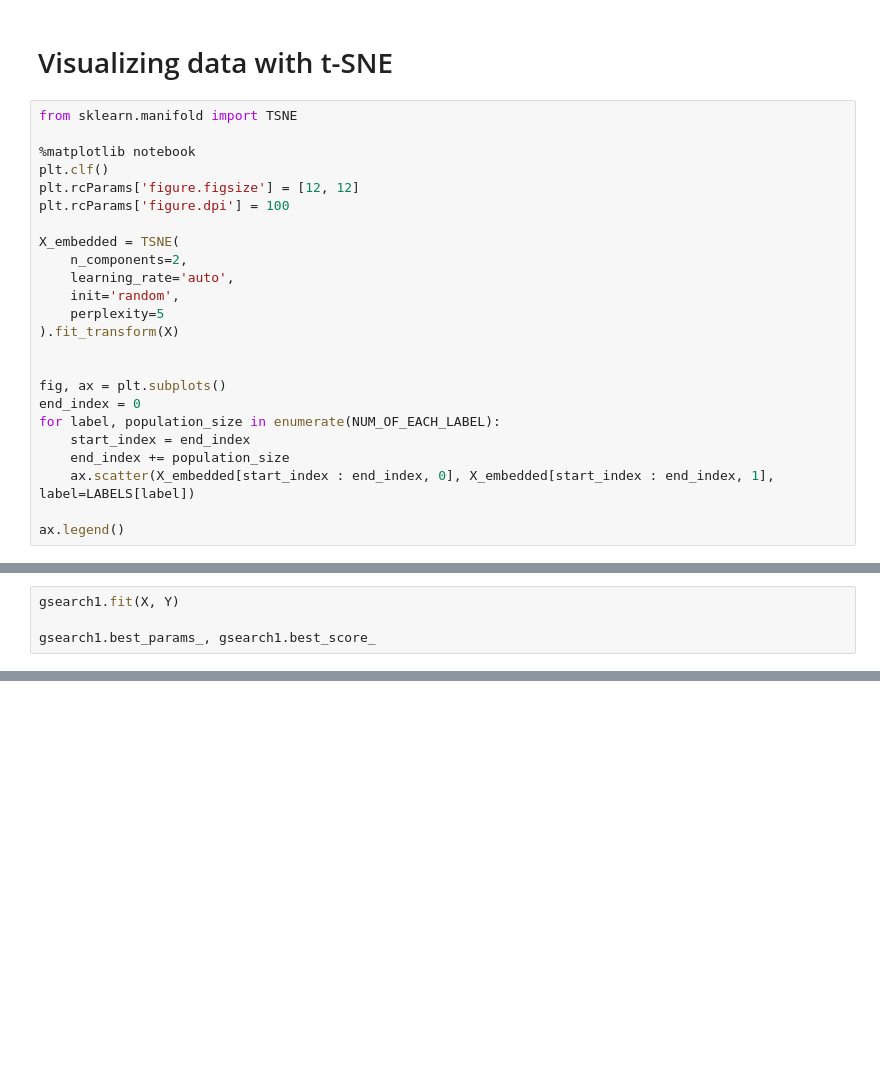
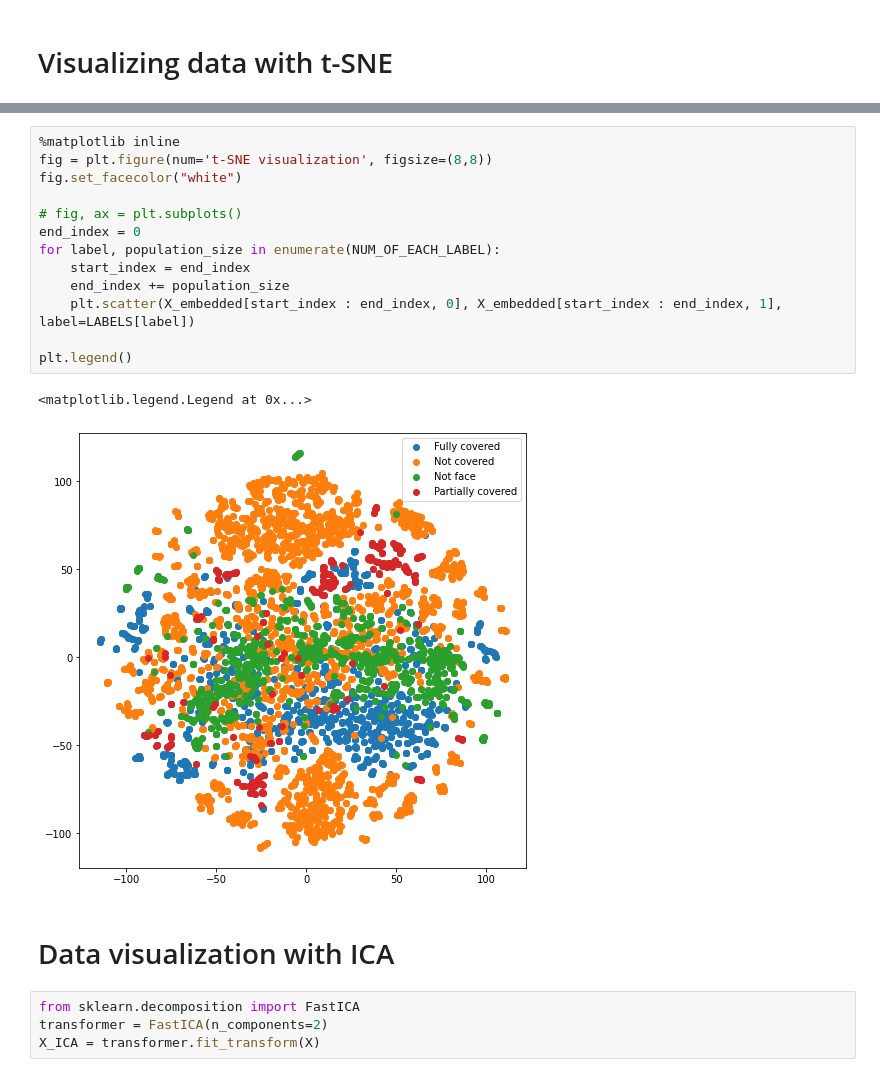
Before and after one commit to Pack-Yak1/CHEME6880-project, a Jupyter notebook: mask_usage_classification.ipynb, the cells around one changed output, grey strips where cells are left out. Saved outputs shown, nothing was run; the diff lists cells and outputs as text; blank space fills up the shorter version.

```diff
--- a/mask_usage_classification.ipynb
+++ b/mask_usage_classification.ipynb
@@ -180,26 +150,2 @@ rbf_kernel_pca_display([10 ** p for p in range(-5, 5)])
 # %% [markdown]
 # Visualizing data with t-SNE
-# %%
-from sklearn.manifold import TSNE
-
-%matplotlib notebook
-plt.clf()
-plt.rcParams['figure.figsize'] = [12, 12]
-plt.rcParams['figure.dpi'] = 100
-
-X_embedded = TSNE(
-    n_components=2,
-    learning_rate='auto',
-    init='random',
-    perplexity=5
-).fit_transform(X)
-
-
-fig, ax = plt.subplots()
-end_index = 0
-for label, population_size in enumerate(NUM_OF_EACH_LABEL):
-    start_index = end_index
-    end_index += population_size
-    ax.scatter(X_embedded[start_index : end_index, 0], X_embedded[start_index : end_index, 1], label=LABELS[label])
-
-ax.legend()
@@ -290,4 +151,0 @@ gsearch1 = GridSearchCV(
-# %%
-gsearch1.fit(X, Y)
-
-gsearch1.best_params_, gsearch1.best_score_
@@ -293,0 +161,22 @@ gsearch1.best_params_, gsearch1.best_score_
+# %%
+%matplotlib inline
+fig = plt.figure(num='t-SNE visualization', figsize=(8,8))
+fig.set_facecolor("white")
+
+# fig, ax = plt.subplots()
+end_index = 0
+for label, population_size in enumerate(NUM_OF_EACH_LABEL):
+    start_index = end_index
+    end_index += population_size
+    plt.scatter(X_embedded[start_index : end_index, 0], X_embedded[start_index : end_index, 1], label=LABELS[label])
+
+plt.legend()
+# %% [output]
+<matplotlib.legend.Legend at 0x...>
+[figure, added]
+# %% [markdown]
+# Data visualization with ICA
+# %%
+from sklearn.decomposition import FastICA
+transformer = FastICA(n_components=2)
+X_ICA = transformer.fit_transform(X)
```
Also changed, not shown: parts of 54 cells of this notebook.
